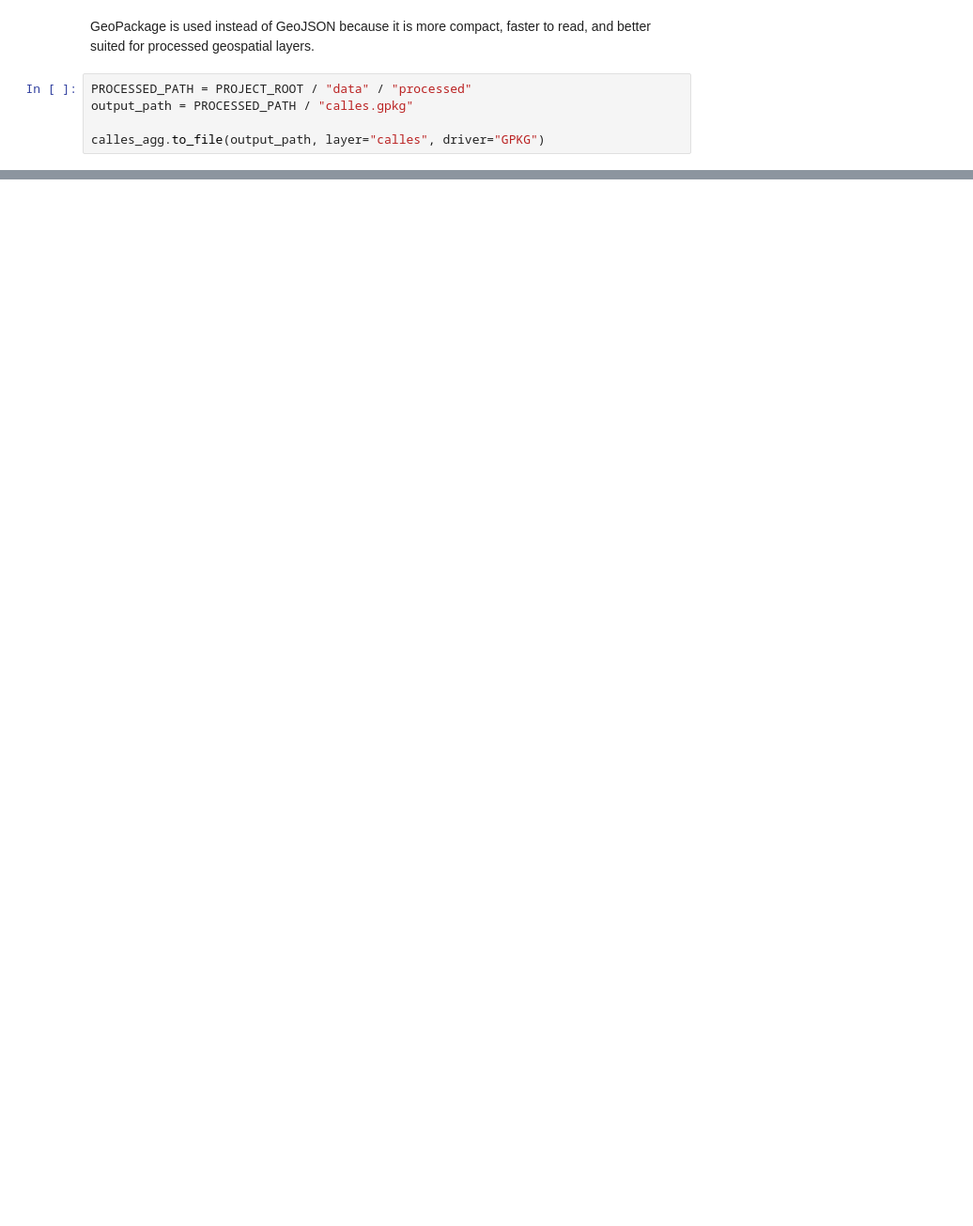
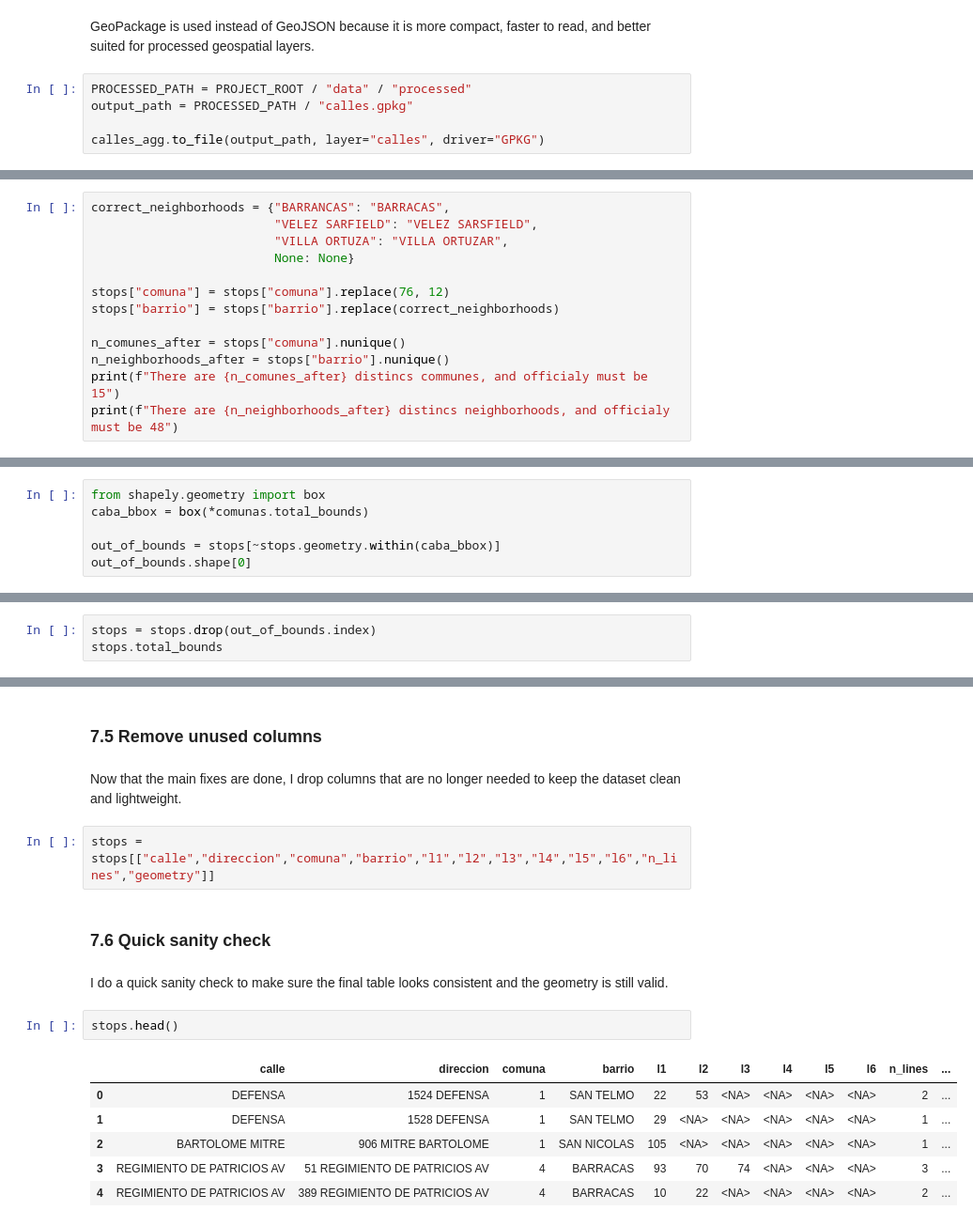
Before and after one commit to FacundoBerthet/caba-public-transport-analysis, a Jupyter notebook: notebooks/01_data_cleaning.ipynb, the cells around one changed output, grey strips where cells are left out. Shown at 94% size. Cells and saved outputs as stored; diff of their text form; blank space fills up the shorter version.

```diff
--- a/notebooks/01_data_cleaning.ipynb
+++ b/notebooks/01_data_cleaning.ipynb
@@ -276,0 +793,13 @@ calles_agg.to_file(output_path, layer="calles", driver="GPKG")
+# %%
+correct_neighborhoods = {"BARRANCAS": "BARRACAS",
+                         "VELEZ SARFIELD": "VELEZ SARSFIELD",
+                         "VILLA ORTUZA": "VILLA ORTUZAR",
+                         None: None}
+
+stops["comuna"] = stops["comuna"].replace(76, 12)
+stops["barrio"] = stops["barrio"].replace(correct_neighborhoods)
+
+n_comunes_after = stops["comuna"].nunique()
+n_neighborhoods_after = stops["barrio"].nunique()
+print(f"There are {n_comunes_after} distincs communes, and officialy must be 15")
+print(f"There are {n_neighborhoods_after} distincs neighborhoods, and officialy must be 48")
@@ -276,0 +844,6 @@ calles_agg.to_file(output_path, layer="calles", driver="GPKG")
+# %%
+from shapely.geometry import box
+caba_bbox = box(*comunas.total_bounds)
+
+out_of_bounds = stops[~stops.geometry.within(caba_bbox)]
+out_of_bounds.shape[0]
@@ -276,0 +854,3 @@ calles_agg.to_file(output_path, layer="calles", driver="GPKG")
+# %%
+stops = stops.drop(out_of_bounds.index)
+stops.total_bounds
@@ -276,0 +861,19 @@ calles_agg.to_file(output_path, layer="calles", driver="GPKG")
+# %% [markdown]
+### 7.5 Remove unused columns
+# %% [markdown]
+Now that the main fixes are done, I drop columns that are no longer needed to keep the dataset clean and lightweight.
+# %%
+stops = stops[["calle","direccion","comuna","barrio","l1","l2","l3","l4","l5","l6","n_lines","geometry"]]
+# %% [markdown]
+### 7.6 Quick sanity check
+# %% [markdown]
+I do a quick sanity check to make sure the final table looks consistent and the geometry is still valid.
+# %%
+stops.head()
+# %% [output]
+|  | calle | direccion | comuna | barrio | l1 | l2 | l3 | l4 | l5 | l6 | n_lines | ... |
+| 0 | DEFENSA | 1524 DEFENSA | 1 | SAN TELMO | 22 | 53 | <NA> | <NA> | <NA> | <NA> | 2 | ... |
+| 1 | DEFENSA | 1528 DEFENSA | 1 | SAN TELMO | 29 | <NA> | <NA> | <NA> | <NA> | <NA> | 1 | ... |
+| 2 | BARTOLOME MITRE | 906 MITRE BARTOLOME | 1 | SAN NICOLAS | 105 | <NA> | <NA> | <NA> | <NA> | <NA> | 1 | ... |
+| 3 | REGIMIENTO DE PATRICIOS AV | 51 REGIMIENTO DE PATRICIOS AV | 4 | BARRACAS | 93 | 70 | 74 | <NA> | <NA> | <NA> | 3 | ... |
+| 4 | REGIMIENTO DE PATRICIOS AV | 389 REGIMIENTO DE PATRICIOS AV | 4 | BARRACAS | 10 | 22 | <NA> | <NA> | <NA> | <NA> | 2 | ... |
```
Also changed, not shown: parts of 124 cells of this notebook.
